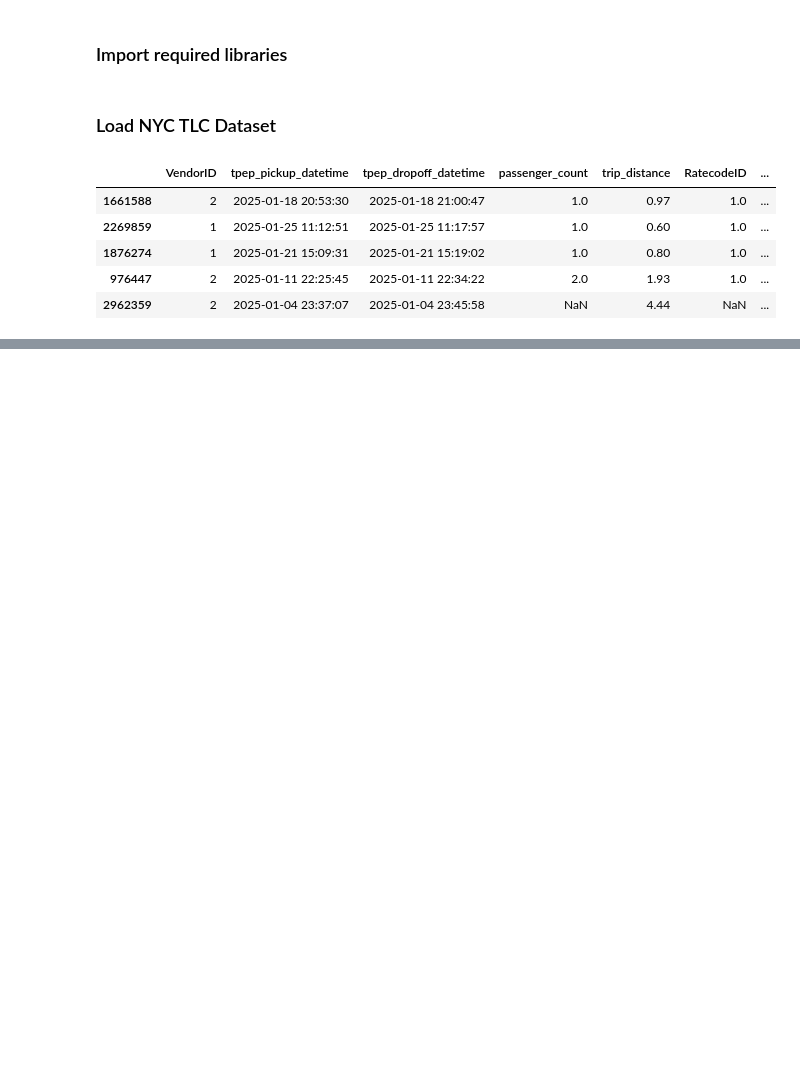
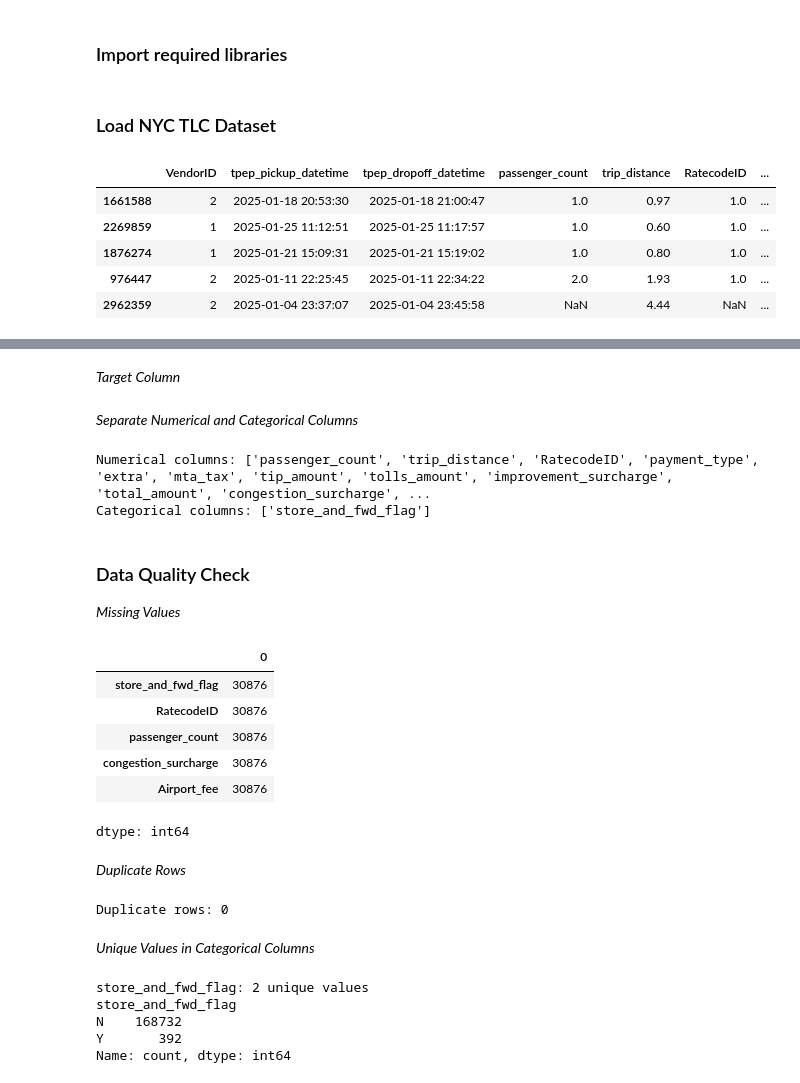
Before and after one commit to mdmohsin212/ai-ml-prep-lab, a Jupyter notebook: 04_Machine Learning/regression.ipynb, the cells around one changed output, grey strips where cells are left out. Drawn from its saved outputs; the diff is of its cells as text; code cells hidden in the pictures; blank space fills up the shorter version.

```diff
--- a/04_Machine Learning/regression.ipynb
+++ b/04_Machine Learning/regression.ipynb
@@ -53,0 +111,2 @@ df.head()
+# %% [markdown]
+_Target Column_
@@ -53,0 +116,47 @@ df.head()
+# %% [markdown]
+_Separate Numerical and Categorical Columns_
+# %%
+num_cols = x.select_dtypes(include=["int64", "float64"]).columns.tolist()
+cat_cols = x.select_dtypes(include=["object"]).columns.tolist()
+
+print("Numerical columns:", num_cols)
+print("Categorical columns:", cat_cols)
+# %% [output]
+Numerical columns: ['passenger_count', 'trip_distance', 'RatecodeID', 'payment_type', 'extra', 'mta_tax', 'tip_amount', 'tolls_amount', 'improvement_surcharge', 'total_amount', 'congestion_surcharge', ...
+Categorical columns: ['store_and_fwd_flag']
+# %% [markdown]
+### Data Quality Check
+
+_Missing Values_
+# %%
+missing_df = df.isnull().sum().sort_values(ascending=True)
+
+missing_df[missing_df > 0]
+# %% [output]
+|  | 0 |
+| store_and_fwd_flag | 30876 |
+| RatecodeID | 30876 |
+| passenger_count | 30876 |
+| congestion_surcharge | 30876 |
+| Airport_fee | 30876 |
+dtype: int64
+# %% [markdown]
+_Duplicate Rows_
+# %%
+duplicate_count = df.duplicated().sum()
+
+print("Duplicate rows:", duplicate_count)
+# %% [output]
+Duplicate rows: 0
+# %% [markdown]
+_Unique Values in Categorical Columns_
+# %%
+for col in cat_cols:
+    print(f"{col}: {df[col].nunique()} unique values")
+    print(df[col].value_counts().head())
+# %% [output]
+store_and_fwd_flag: 2 unique values
+store_and_fwd_flag
+N    168732
+Y       392
+Name: count, dtype: int64
```
Also changed, not shown: parts of 7 cells of this notebook.
